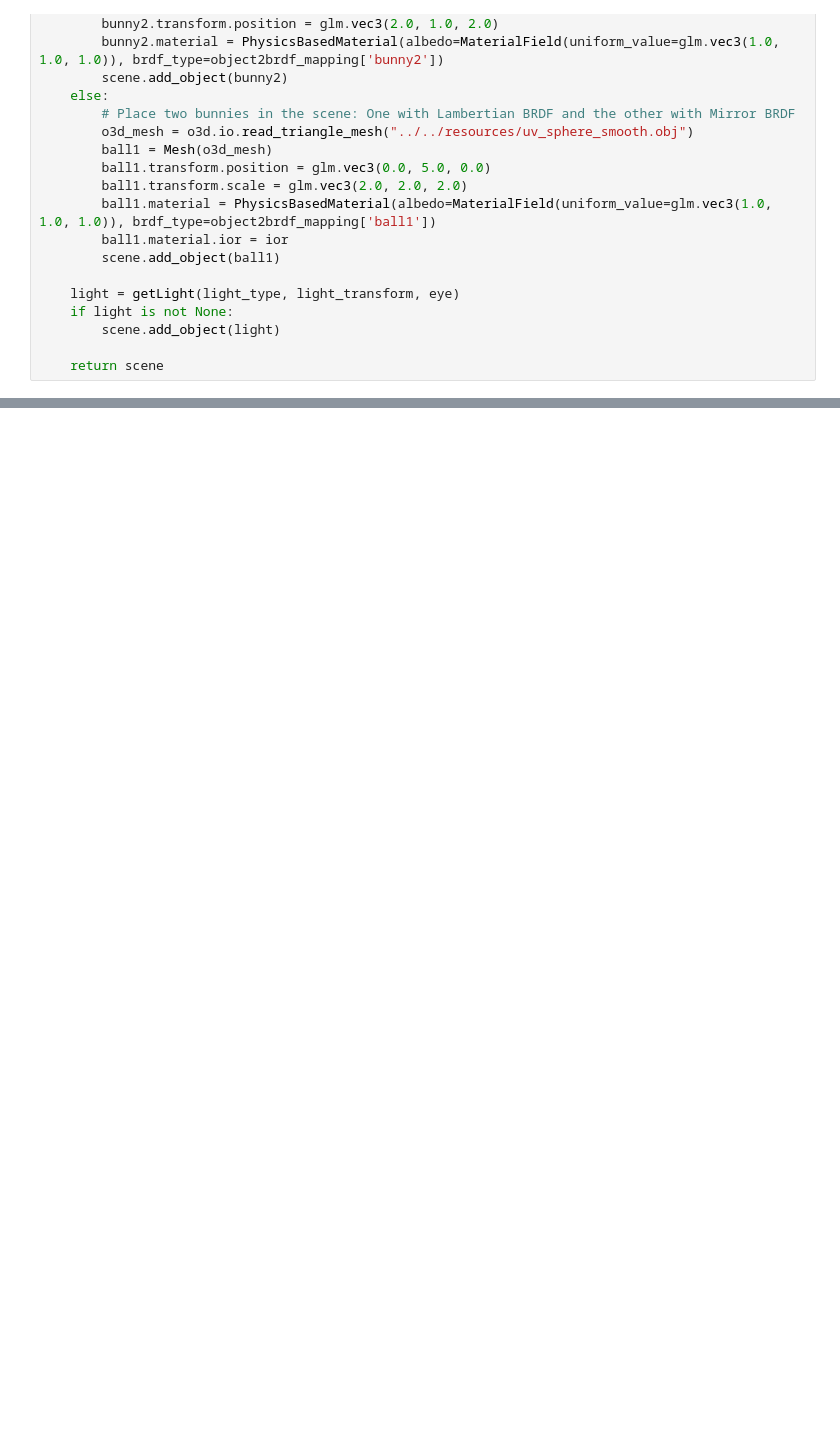
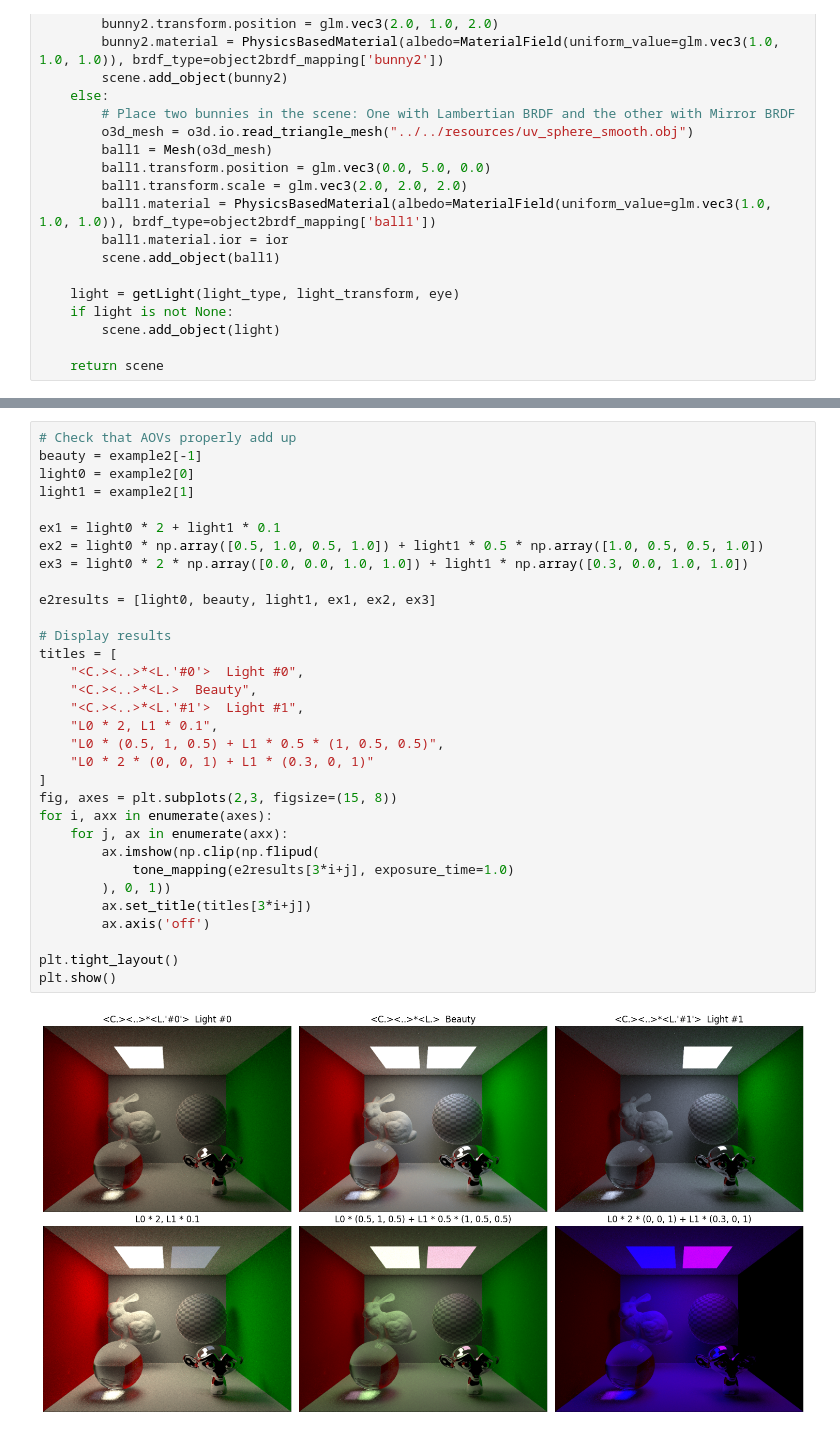
Before and after one commit to scottdmilner/cs248a-asst4, a Jupyter notebook: notebooks/assignment4/final.ipynb, the cells around one changed output, grey strips where cells are left out. Cells and saved outputs as stored; diff of their text form; blank space fills up the shorter version.

```diff
--- a/notebooks/assignment4/final.ipynb
+++ b/notebooks/assignment4/final.ipynb
@@ -372,0 +407,34 @@ plt.show()
+# %%
+# Check that AOVs properly add up
+beauty = example2[-1]
+light0 = example2[0]
+light1 = example2[1]
+
+ex1 = light0 * 2 + light1 * 0.1
+ex2 = light0 * np.array([0.5, 1.0, 0.5, 1.0]) + light1 * 0.5 * np.array([1.0, 0.5, 0.5, 1.0])
+ex3 = light0 * 2 * np.array([0.0, 0.0, 1.0, 1.0]) + light1 * np.array([0.3, 0.0, 1.0, 1.0])
+
+e2results = [light0, beauty, light1, ex1, ex2, ex3]
+
+# Display results
+titles = [
+    "<C.><..>*<L.'#0'>  Light #0",
+    "<C.><..>*<L.>  Beauty",
+    "<C.><..>*<L.'#1'>  Light #1",
+    "L0 * 2, L1 * 0.1",
+    "L0 * (0.5, 1, 0.5) + L1 * 0.5 * (1, 0.5, 0.5)",
+    "L0 * 2 * (0, 0, 1) + L1 * (0.3, 0, 1)"
+]
+fig, axes = plt.subplots(2,3, figsize=(15, 8))
+for i, axx in enumerate(axes):
+    for j, ax in enumerate(axx):
+        ax.imshow(np.clip(np.flipud(
+            tone_mapping(e2results[3*i+j], exposure_time=1.0)
+        ), 0, 1))
+        ax.set_title(titles[3*i+j])
+        ax.axis('off')
+
+plt.tight_layout()
+plt.show()
+# %% [output]
+[figure, added]
```
Also changed, not shown: parts of 12 cells of this notebook.
